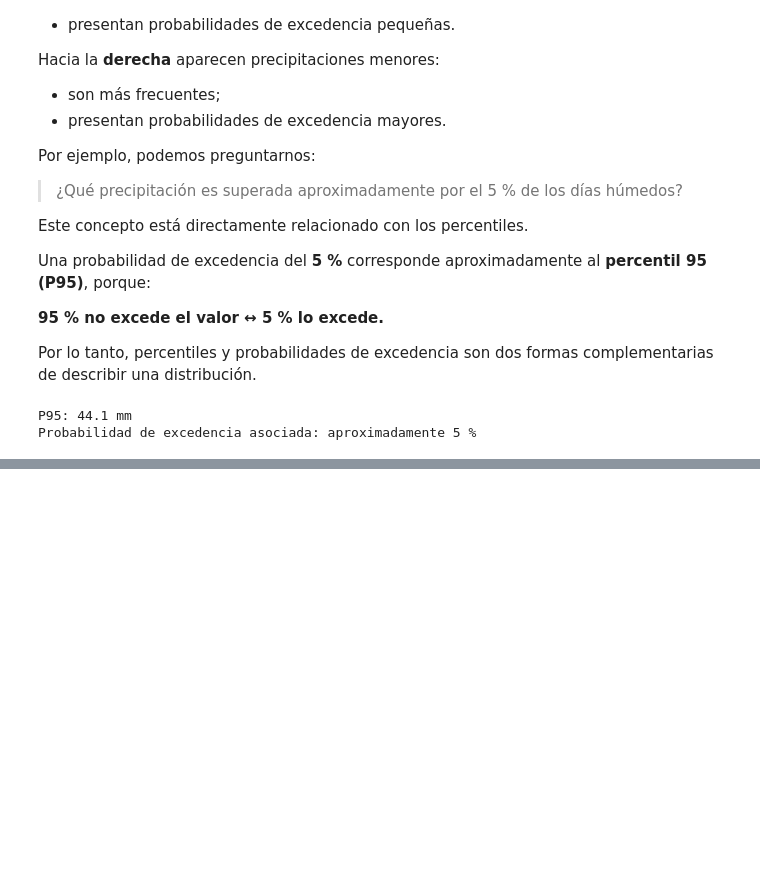
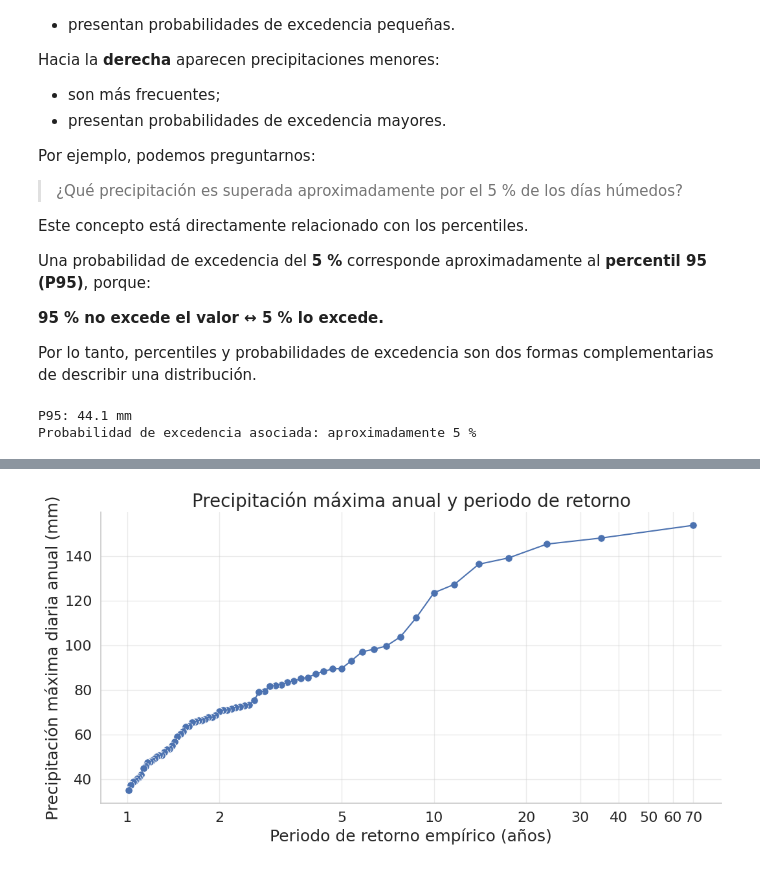
Before and after one commit to paulmunozpauta/Curso_Introduccion_Ciencia_Datos, a Jupyter notebook: Notebooks/M03_01_Exploración_estadística.ipynb, the cells around one changed output, grey strips where cells are left out. Saved outputs shown, nothing was run; the diff lists cells and outputs as text; code cells hidden in the pictures; blank space fills up the shorter version.

```diff
--- a/Notebooks/M03_01_Exploración_estadística.ipynb
+++ b/Notebooks/M03_01_Exploración_estadística.ipynb
@@ -728,0 +1034,14 @@ Probabilidad de excedencia asociada: aproximadamente 5 %
+# %%
+extremos["periodo_retorno"] = (
+    1 / extremos["prob_excedencia"]
+)
+
+extremos[
+    [
+        "agno",
+        "precipitacion_mm",
+        "rango",
+        "prob_excedencia",
+        "periodo_retorno"
+    ]
+].head(10)
@@ -728,0 +1092,46 @@ Probabilidad de excedencia asociada: aproximadamente 5 %
+# %%
+fig, ax = plt.subplots(figsize=(11, 6))
+
+# Puntos
+sns.scatterplot(
+    data=extremos,
+    x="periodo_retorno",
+    y="precipitacion_mm",
+    s=70,
+    ax=ax
+)
+
+# Línea
+sns.lineplot(
+    data=extremos.sort_values("periodo_retorno"),
+    x="periodo_retorno",
+    y="precipitacion_mm",
+    linewidth=1.5,
+    ax=ax
+)
+
+# Escala logarítmica
+ax.set_xscale("log")
+
+# Valores que queremos mostrar explícitamente
+ticks = [1, 2, 5, 10, 20, 30, 40, 50, 60, 70]
+
+# Mostrar solamente los que están dentro del rango de los datos
+max_T = extremos["periodo_retorno"].max()
+ticks = [t for t in ticks if t <= max_T]
+
+ax.set_xticks(ticks)
+ax.set_xticklabels([str(t) for t in ticks])
+
+ax.set_xlabel("Periodo de retorno empírico (años)")
+ax.set_ylabel("Precipitación máxima diaria anual (mm)")
+ax.set_title("Precipitación máxima anual y periodo de retorno")
+
+ax.grid(True, which="major", alpha=0.4)
+
+sns.despine()
+fig.tight_layout()
+
+plt.show()
+# %% [output]
+[figure, added]
```
Also changed, not shown: parts of 27 cells of this notebook.
